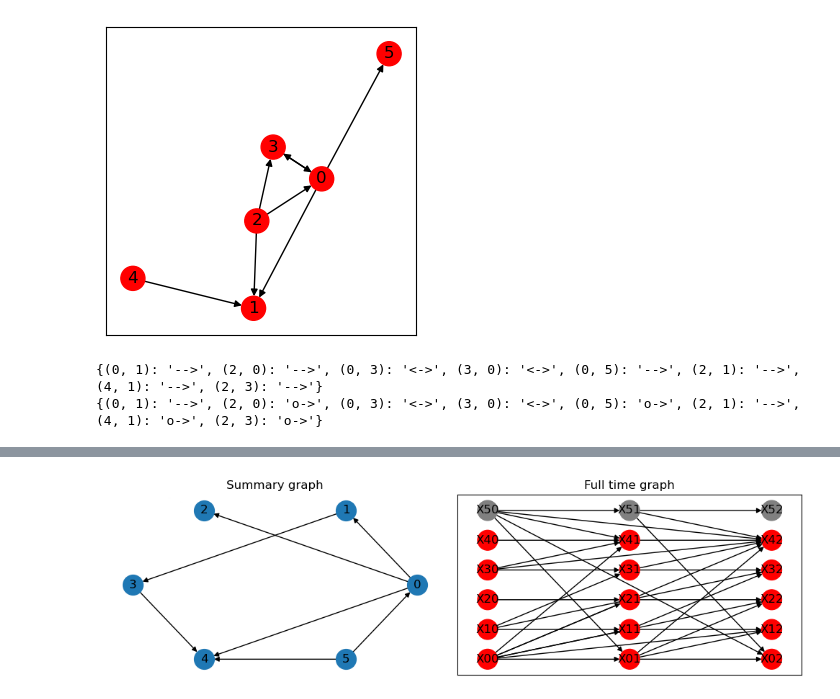
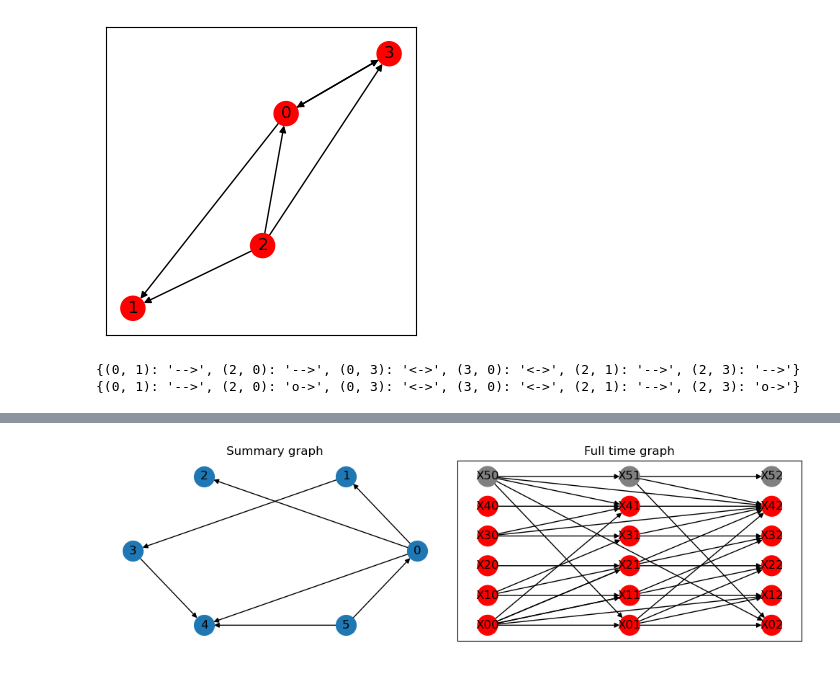
Before and after one commit to ungvilde/Causal-discovery, a Jupyter notebook: notebooks/test_MAG_function.ipynb, the cells around one changed output, grey strips where cells are left out. Drawn from its saved outputs; the diff is of its cells as text; code cells hidden in the pictures.

```diff
--- a/notebooks/test_MAG_function.ipynb
+++ b/notebooks/test_MAG_function.ipynb
@@ -8,18 +8,18 @@ import matplotlib.pyplot as plt
 from functions import *
 from MH_functions import *
 # %%
-neurons = np.arange(6)
+neurons = np.arange(4)
 latent_nodes = []
-observed_nodes = [0,1,2,3,4,5]
+observed_nodes = [0,1,2,3]
 G = nx.DiGraph()
 G.add_nodes_from(neurons)
-G.add_edges_from([(0,1),(2,1),(3,0),(0,3),(2,3),(2,0),(4,1),(0,5)])
+G.add_edges_from([(0,1),(2,1),(3,0),(0,3),(2,3),(2,0)])
 node_color = ['red' if node not in latent_nodes else 'grey' for node in neurons]
 plt.figure(figsize=(4,4))
 nx.draw_networkx(G, node_color=node_color)
 plt.show()
 # %% [output]
-[figure, old version]
+[figure, new version]
 # %%
 mag = get_mag_from_dag(G, observed_nodes)
 mag[(3, 0)] = '<->'
@@ -32,10 +32,8 @@ pag[(2, 0)] = 'o->'
 pag[(3, 0)] = '<->'
 pag[(0, 3)] = '<->'
 pag[(2, 3)] = 'o->'
-pag[(0, 5)] = 'o->'
-pag[(4, 1)] = 'o->'
 
 print(pag)
 # %% [output]
-{(0, 1): '-->', (2, 0): '-->', (0, 3): '<->', (3, 0): '<->', (0, 5): '-->', (2, 1): '-->', (4, 1): '-->', (2, 3): '-->'}
-{(0, 1): '-->', (2, 0): 'o->', (0, 3): '<->', (3, 0): '<->', (0, 5): 'o->', (2, 1): '-->', (4, 1): 'o->', (2, 3): 'o->'}
+{(0, 1): '-->', (2, 0): '-->', (0, 3): '<->', (3, 0): '<->', (2, 1): '-->', (2, 3): '-->'}
+{(0, 1): '-->', (2, 0): 'o->', (0, 3): '<->', (3, 0): '<->', (2, 1): '-->', (2, 3): 'o->'}
```
Also changed, not shown: parts of 35 cells of this notebook, 4 other files.
